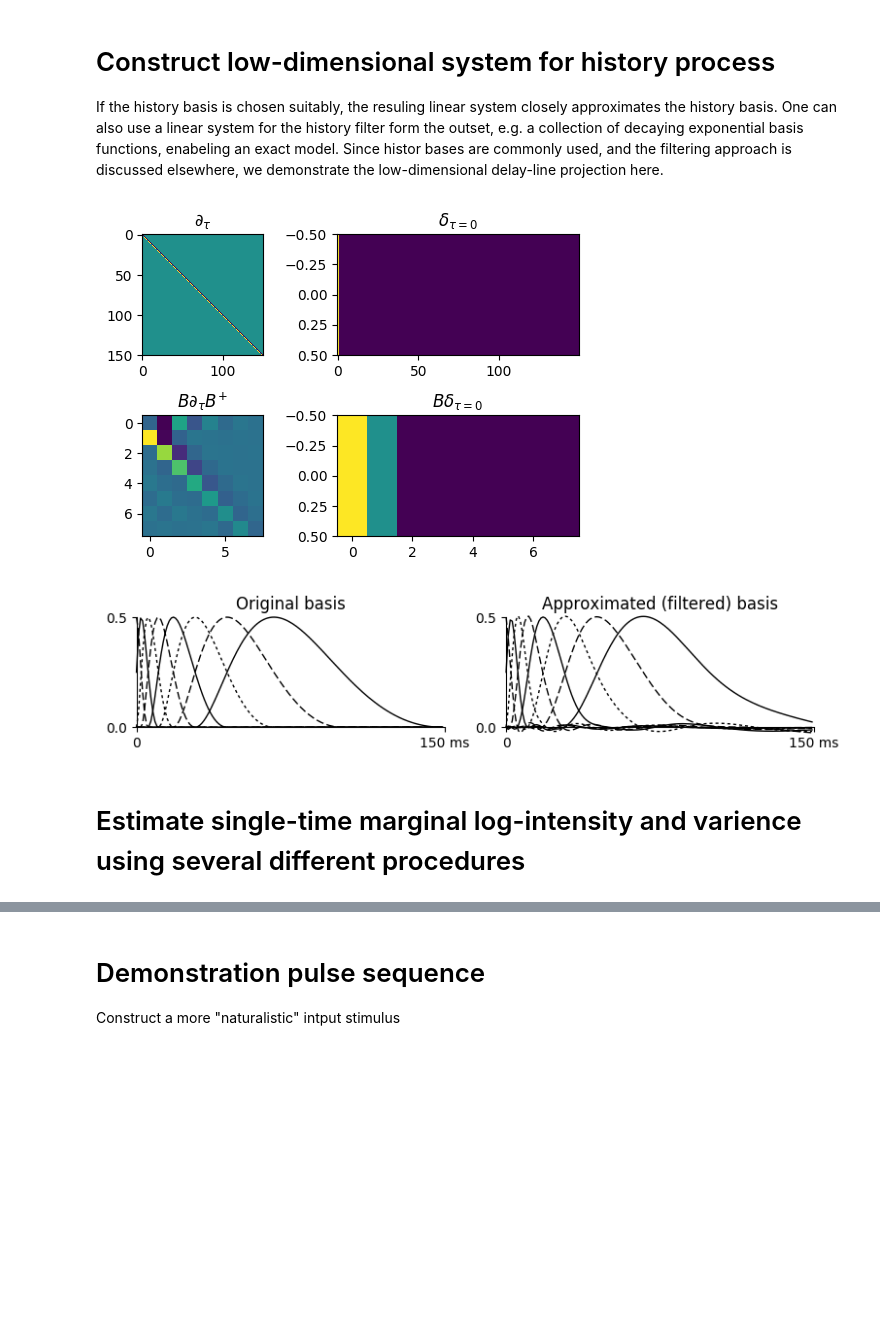
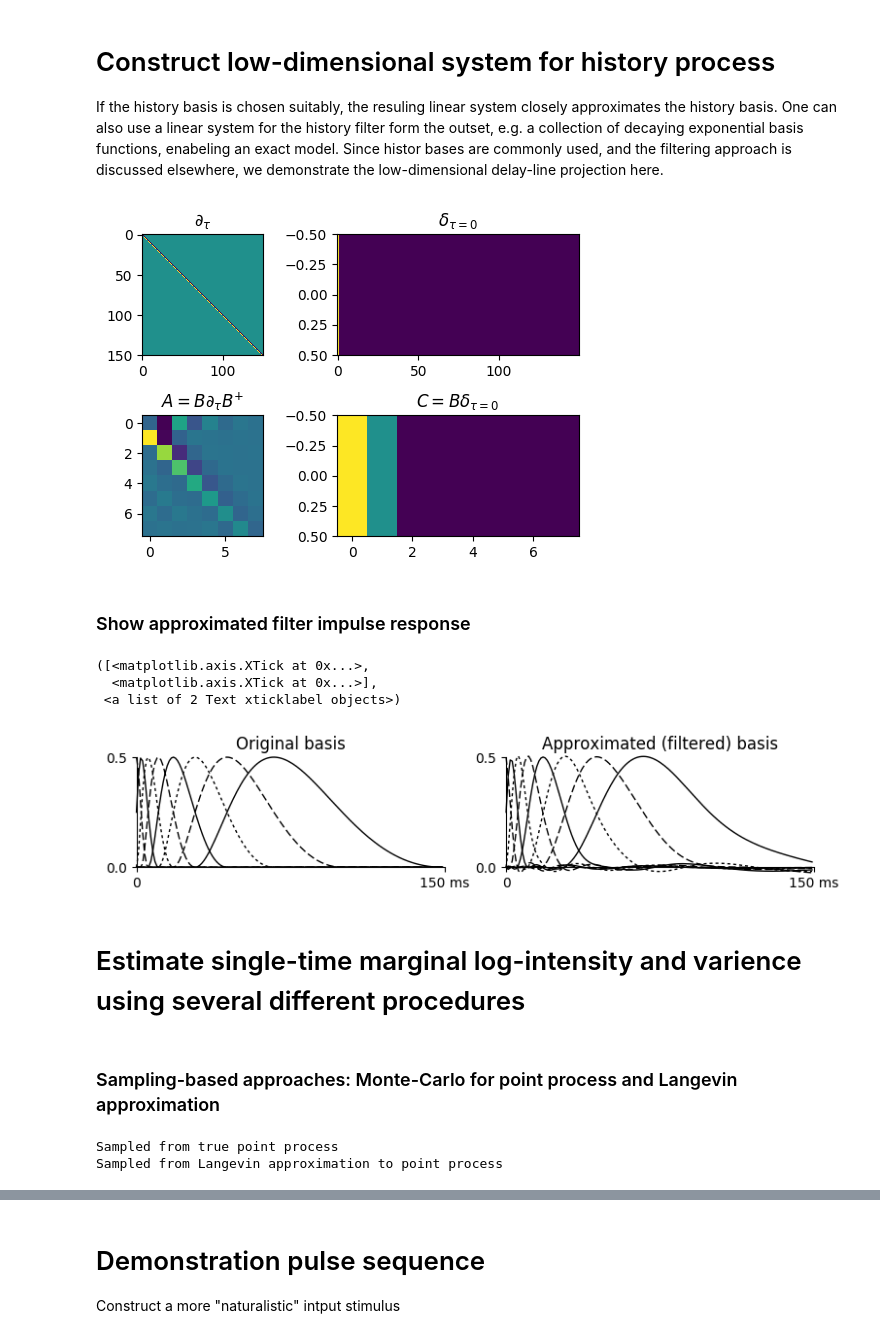
Before and after one commit to michaelerule/glm_moment_closure, a Jupyter notebook: ARPPGLM_moment_equations.ipynb, the cells around one changed output, grey strips where cells are left out. Drawn from its saved outputs; the diff is of its cells as text; code cells hidden in the pictures; blank space fills up the shorter version.

```diff
--- a/ARPPGLM_moment_equations.ipynb
+++ b/ARPPGLM_moment_equations.ipynb
@@ -280,26 +291,24 @@ If the history basis is chosen suitably, the resuling linear system closely appr
 # %%
 # Create discrete differentiation operator
 Dtau = -eye(N) + eye(N,k=-1)
 # Create delta operator (to inject signal into delay line)
 S = zeros((N,1))
 S[0,0] = 1
 # Perform a change of basis from function space into the basis projection B
 A = B.dot(Dtau).dot(pinv(B))
 C = B.dot(S)
 
-figure(figsize=(8,4))
-subplot(221); imshow(Dtau)
-title('$\partial_\\tau$')
-subplot(222); imshow(S.T,aspect=N/2)
-title('$\delta_{\\tau=0}$')
-subplot(223); imshow(A)
-title('$B \partial_\\tau B^{+}$')
-subplot(224)
-imshow(C.T,aspect=K/2)
-title('$B \delta_{\\tau=0}$')
+# Plot matrices
+figure(figsize=(8,4));
+subplot(221); imshow(Dtau);           title('$\partial_\\tau$')
+subplot(222); imshow(S.T,aspect=N/2); title('$\delta_{\\tau=0}$')
+subplot(223); imshow(A);              title('$A = B \partial_\\tau B^{+}$')
+subplot(224); imshow(C.T,aspect=K/2); title('$C = B \delta_{\\tau=0}$')
 subplots_adjust(hspace=0.5,wspace=-0.3)
 # %% [output]
-[figure, old version]
+[figure, new version]
+# %% [markdown]
+### Show approximated filter impulse response
 # %%
 figure(figsize=(9,1.5))
 styles = ['--','-',':']
@@ -321,19 +330,30 @@ for i,b in enumerate(filtered.T):
 simpleaxis(); xlim(0,N); ylim(0,.5); nicexy()
 title('Approximated (filtered) basis')
 xticks([0,150],['0','150 ms'])
-
-savefig(figure_prefix+'2.pdf',transparent=True,bbox_inches='tight')
 # %% [output]
+([<matplotlib.axis.XTick at 0x...>,
+  <matplotlib.axis.XTick at 0x...>],
+ <a list of 2 Text xticklabel objects>)
 [figure]
 # %% [markdown]
 # Estimate single-time marginal log-intensity and varience using several different procedures
+# %% [markdown]
+### Sampling-based approaches: Monte-Carlo for point process and Langevin approximation
 # %%
+# 2000 for quick demo, set to 10000 or higher for more accuracy
+NSAMPLE = 2000
+
 # "True" sample from point process model
-demo_logxpp,demo_logvpp,_,_ = ensemble_sample_moments(stim,B,beta,M=10000)
-demo_lxpp = box_filter(demo_logxpp,5)
-demo_lvpp = box_filter(demo_logvpp,5)
+# Samples are noisy if NSAMPLE is low, box-filter to denoise a bit
+demo_logxpp,demo_logvpp,_,_ = ensemble_sample_moments(stim,B,beta,M=NSAMPLE)
+demo_lxpp,demo_lvpp = box_filter(demo_logxpp,5), box_filter(demo_logvpp,5)
+print('Sampled from true point process')
 
 # Sample from langevin approximation of point process
-demo_logxlv,demo_logvlv,_,_  = langevin_sample_moments(stim,A,beta,C,M=10000)
-demo_lxlv = box_filter(demo_logxlv,5)
-demo_lvlv = box_filter(demo_logvlv,5)
+# Samples are noisy if NSAMPLE is low, box-filter to denoise a bit
+demo_logxlv,demo_logvlv,_,_  = langevin_sample_moments(stim,A,beta,C,M=NSAMPLE)
+demo_lxlv,demo_lvlv = box_filter(demo_logxlv,5), box_filter(demo_logvlv,5)
+print('Sampled from Langevin approximation to point process')
+# %% [output]
+Sampled from true point process
+Sampled from Langevin approximation to point process
```
Also changed, not shown: parts of 55 cells of this notebook, 16 other files.
